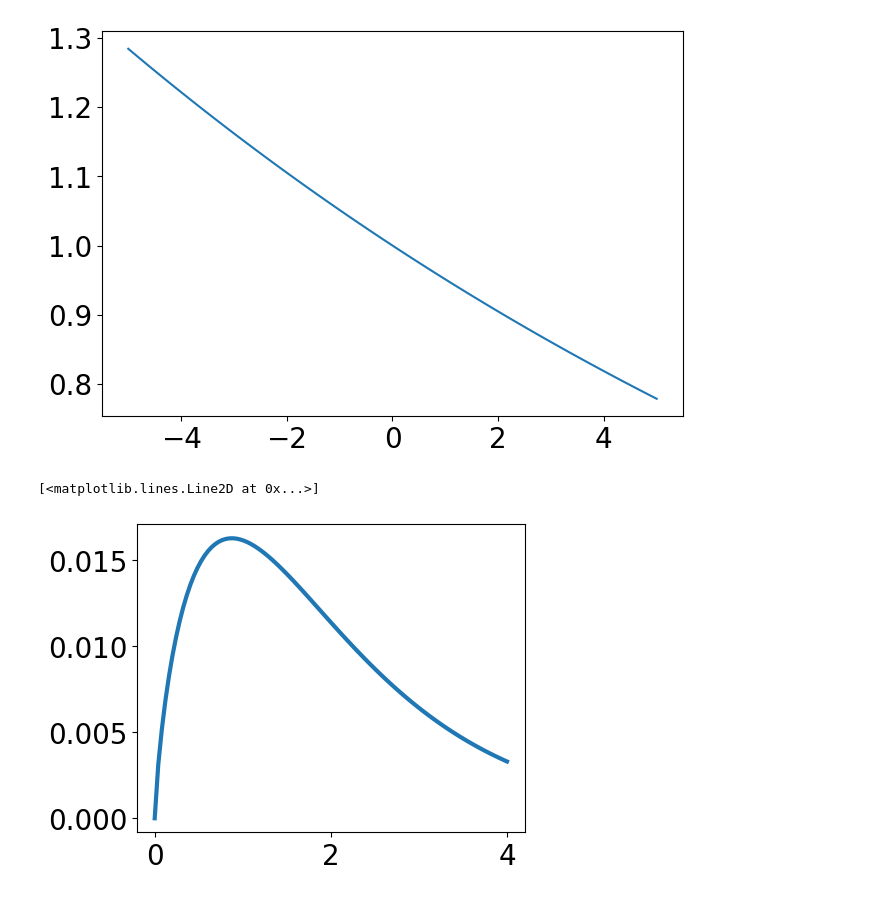
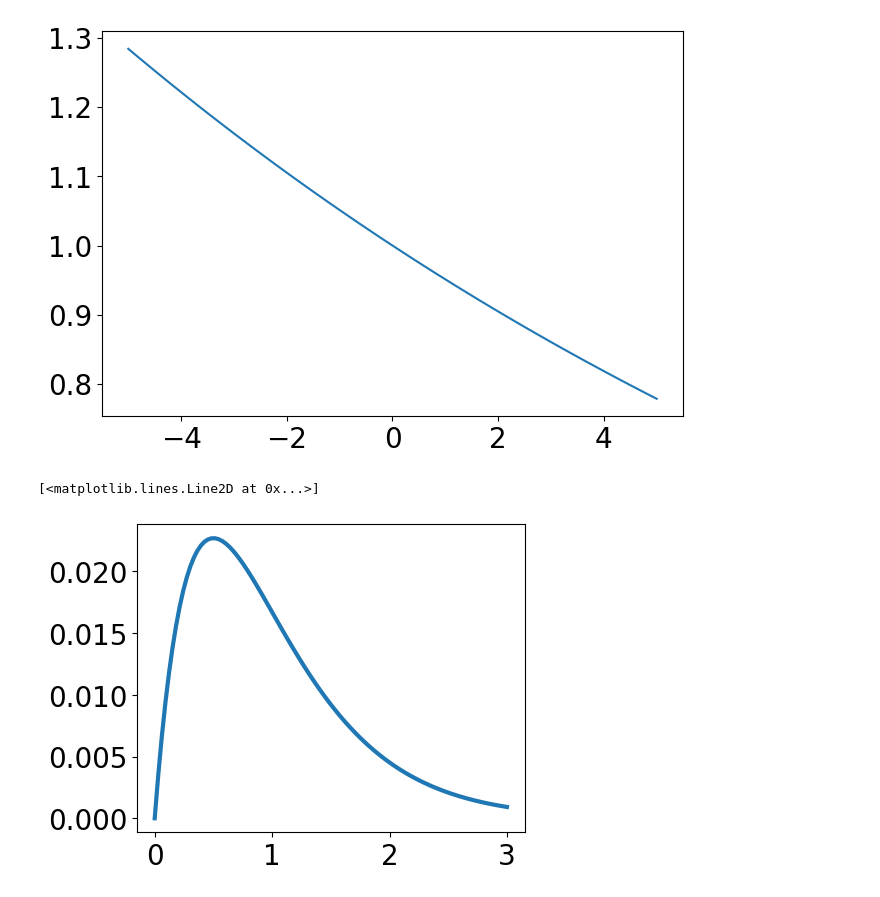
Before and after one commit to Priesemann-Group/mobility_inference, a Jupyter notebook: input_data_analysis.ipynb, the cells around one changed output. Saved outputs shown, nothing was run; the diff lists cells and outputs as text; code cells hidden in the pictures.

```diff
--- a/input_data_analysis.ipynb
+++ b/input_data_analysis.ipynb
@@ -1404,16 +1412,17 @@ ax.plot(x, y)
 # %%
 fig, ax = plt.subplots(1, 1, figsize=(5, 4))
 
-# prepare
-x = np.linspace(0, 4, 100)
-
 # plot
+mu = 1
+alpha = 2
+beta = alpha / mu
+x = np.linspace(0, 3*mu, 100)
 y = cov19.model._utility.tt_gamma(
     x,
-    mu=2,
-    sigma=1.5,
+    alpha=alpha,
+    beta=beta,
 ).eval()
 ax.plot(x, y, linewidth=3)
 # %% [output]
 [<matplotlib.lines.Line2D at 0x...>]
-[figure, old version]
+[figure, new version]
```
Also changed, not shown: parts of 4 cells of this notebook.
